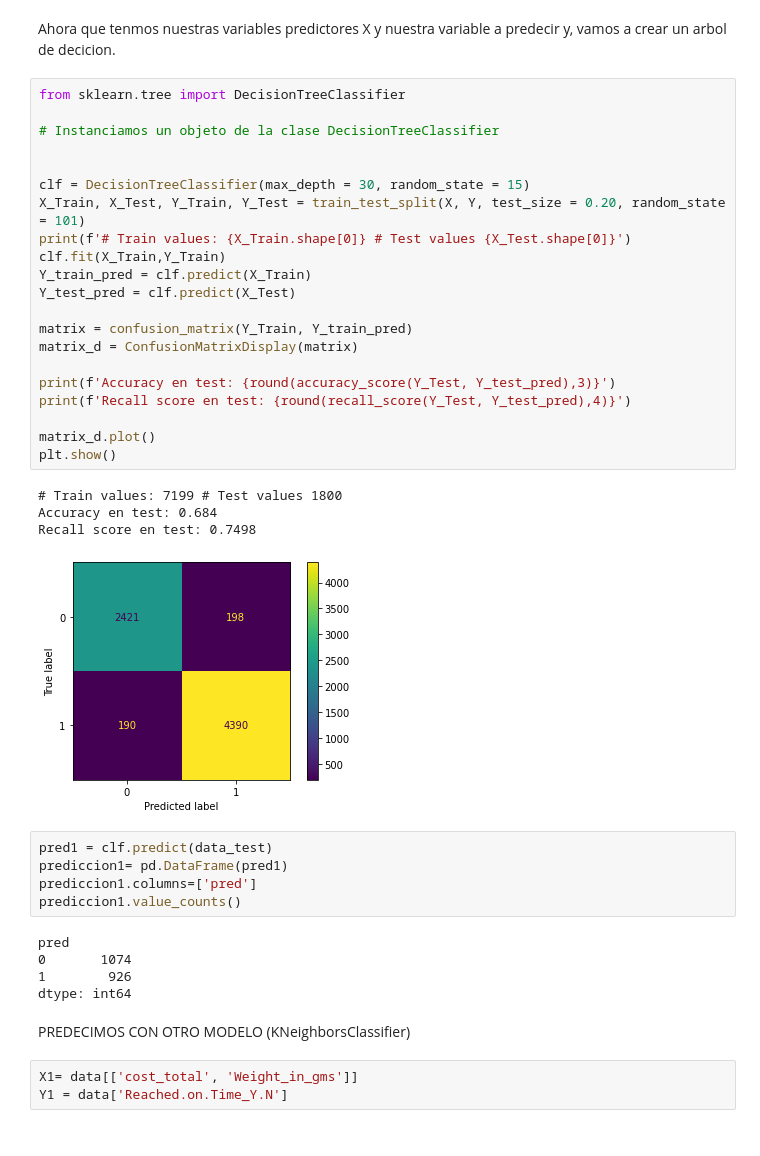
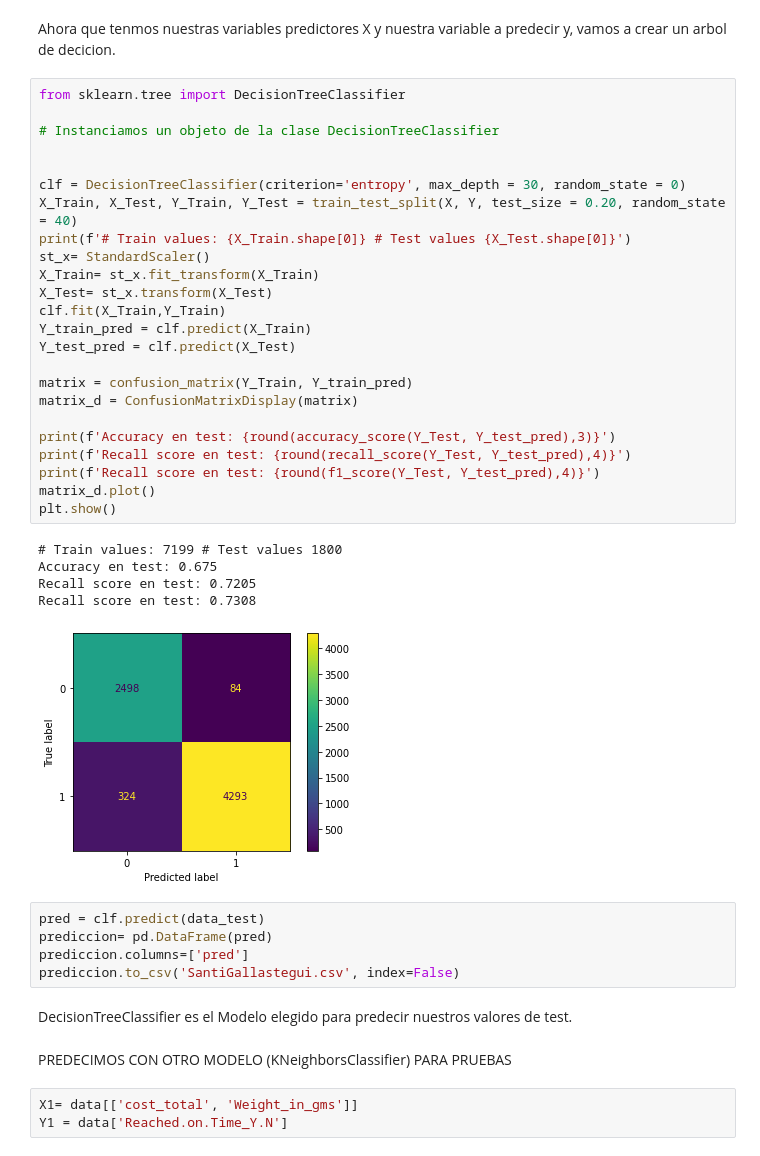
Before and after one commit to SantiGallastegui/Proyecto-Datathon, a Jupyter notebook: AnalisEDA.ipynb, the cells around one changed output. Drawn from its saved outputs; the diff is of its cells as text.

```diff
--- a/AnalisEDA.ipynb
+++ b/AnalisEDA.ipynb
@@ -238,41 +240,42 @@ Ahora que tenmos nuestras variables predictores X y nuestra variable a predecir
 # %%
 from sklearn.tree import DecisionTreeClassifier
 
 # Instanciamos un objeto de la clase DecisionTreeClassifier
 
 
-clf = DecisionTreeClassifier(max_depth = 30, random_state = 15)
-X_Train, X_Test, Y_Train, Y_Test = train_test_split(X, Y, test_size = 0.20, random_state = 101)
+clf = DecisionTreeClassifier(criterion='entropy', max_depth = 30, random_state = 0)
+X_Train, X_Test, Y_Train, Y_Test = train_test_split(X, Y, test_size = 0.20, random_state = 40)
 print(f'# Train values: {X_Train.shape[0]} # Test values {X_Test.shape[0]}')
+st_x= StandardScaler()
+X_Train= st_x.fit_transform(X_Train)
+X_Test= st_x.transform(X_Test)
 clf.fit(X_Train,Y_Train)
 Y_train_pred = clf.predict(X_Train)
 Y_test_pred = clf.predict(X_Test)
 
 matrix = confusion_matrix(Y_Train, Y_train_pred)
 matrix_d = ConfusionMatrixDisplay(matrix)
 
 print(f'Accuracy en test: {round(accuracy_score(Y_Test, Y_test_pred),3)}')
 print(f'Recall score en test: {round(recall_score(Y_Test, Y_test_pred),4)}')
-
+print(f'Recall score en test: {round(f1_score(Y_Test, Y_test_pred),4)}')
 matrix_d.plot()
 plt.show()
 # %% [output]
 # Train values: 7199 # Test values 1800
-Accuracy en test: 0.684
-Recall score en test: 0.7498
+Accuracy en test: 0.675
+Recall score en test: 0.7205
+Recall score en test: 0.7308
-[figure, old version]
+[figure, new version]
 # %%
-pred1 = clf.predict(data_test)
-prediccion1= pd.DataFrame(pred1)
-prediccion1.columns=['pred']
-prediccion1.value_counts()
+pred = clf.predict(data_test)
+prediccion= pd.DataFrame(pred)
+prediccion.columns=['pred']
+prediccion.to_csv('SantiGallastegui.csv', index=False)
-# %% [output]
-pred
-0       1074
-1        926
-dtype: int64
+# %% [markdown]
+DecisionTreeClassifier es el Modelo elegido para predecir nuestros valores de test.
 # %% [markdown]
-PREDECIMOS CON OTRO MODELO (KNeighborsClassifier)
+PREDECIMOS CON OTRO MODELO (KNeighborsClassifier) PARA PRUEBAS
 # %%
 X1= data[['cost_total', 'Weight_in_gms']]
 Y1 = data['Reached.on.Time_Y.N']
```
Also changed, not shown: parts of 29 cells of this notebook, 2 other files.
